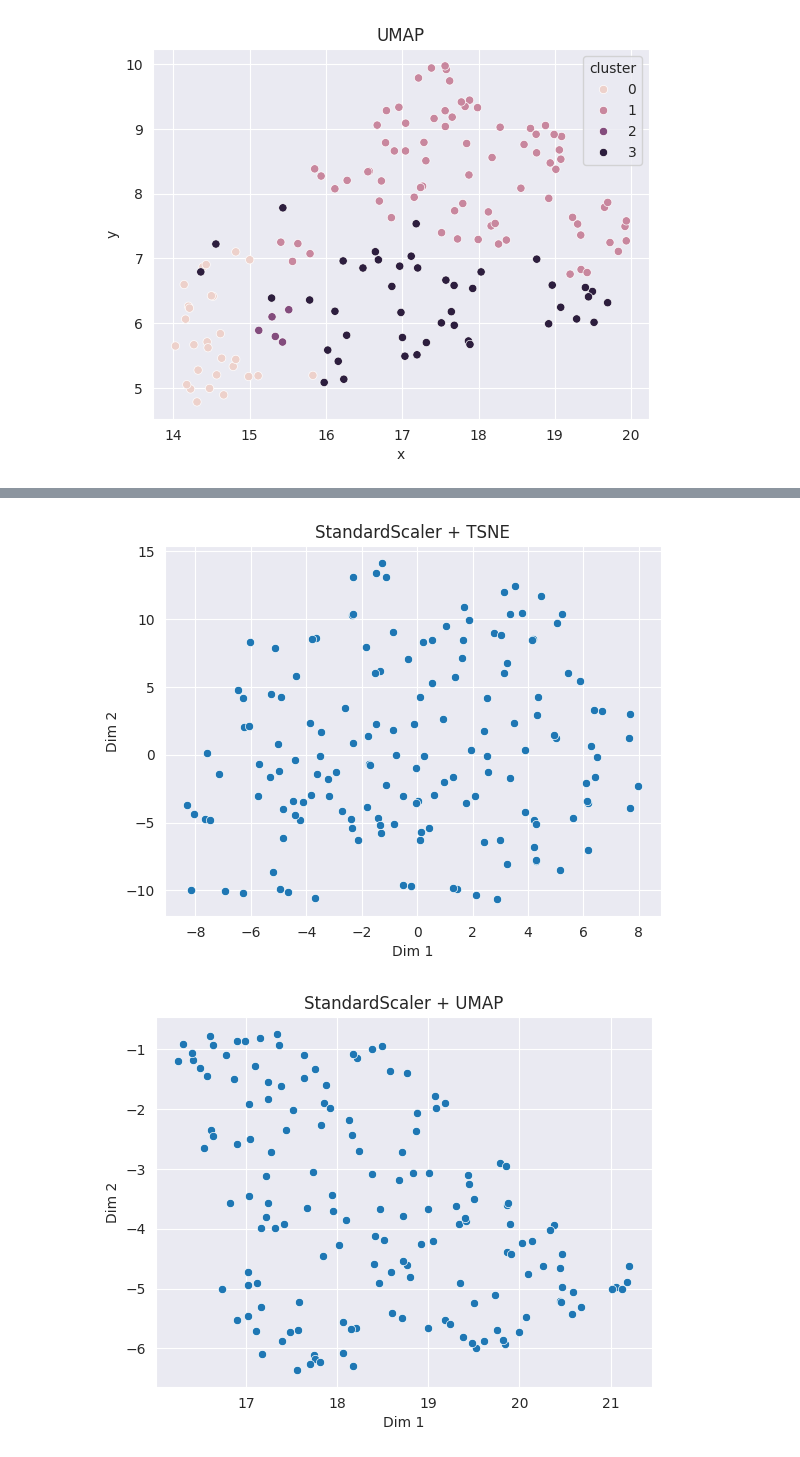
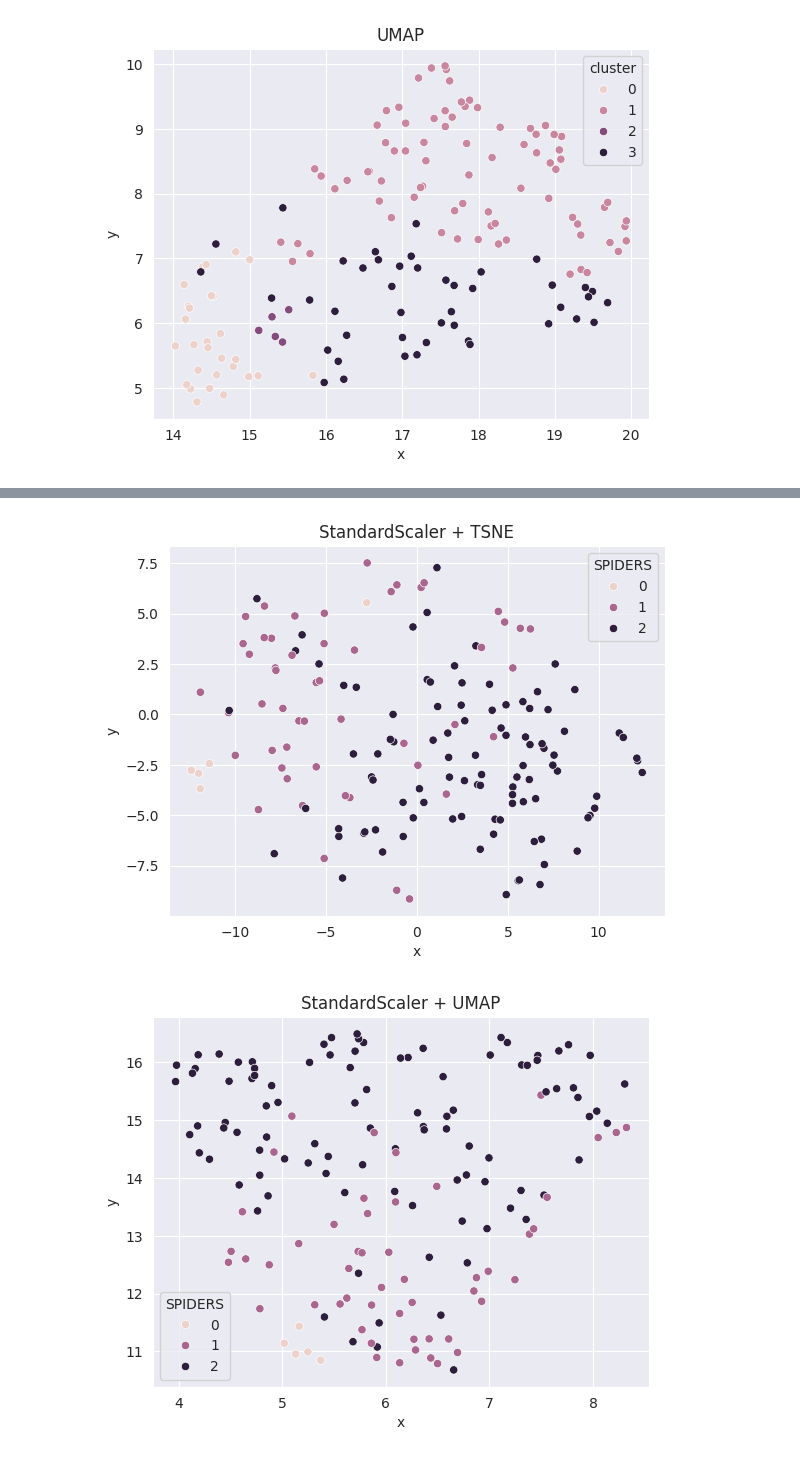
Before and after one commit to nselyavin/isit, a Jupyter notebook: pract_2/task_1.ipynb, the cells around one changed output, grey strips where cells are left out. Saved outputs shown, nothing was run; the diff lists cells and outputs as text; code cells hidden in the pictures.

```diff
--- a/pract_2/task_1.ipynb
+++ b/pract_2/task_1.ipynb
@@ -72,9 +72,11 @@ for scaler in scalers:
 
     for dim_reduction_method in dim_reduction_methods:
         reduced_data = dim_reduction_method.fit_transform(scaled_data)
-        reduced_data_df = pd.DataFrame(reduced_data, columns=['Dim 1', 'Dim 2'])
+        reduced_data_df = pd.DataFrame(reduced_data, columns=['x', 'y'])
 
-        sns.scatterplot(data=reduced_data_df, x='Dim 1', y='Dim 2')
+        reduced_data_df['SPIDERS'] = df.SPIDERS
+
+        sns.scatterplot(data=reduced_data_df, hue='SPIDERS', x='x', y='y')
         plt.title(f'{scaler.__class__.__name__} + {dim_reduction_method.__class__.__name__}')
         plt.show()
 # %% [output]
@@ -83,2 +85,2 @@ for scaler in scalers:
-[figure, old version]
+[figure, new version]
-[figure, old version]
+[figure, new version]
```
Also changed, not shown: parts of 1 cell of this notebook.
